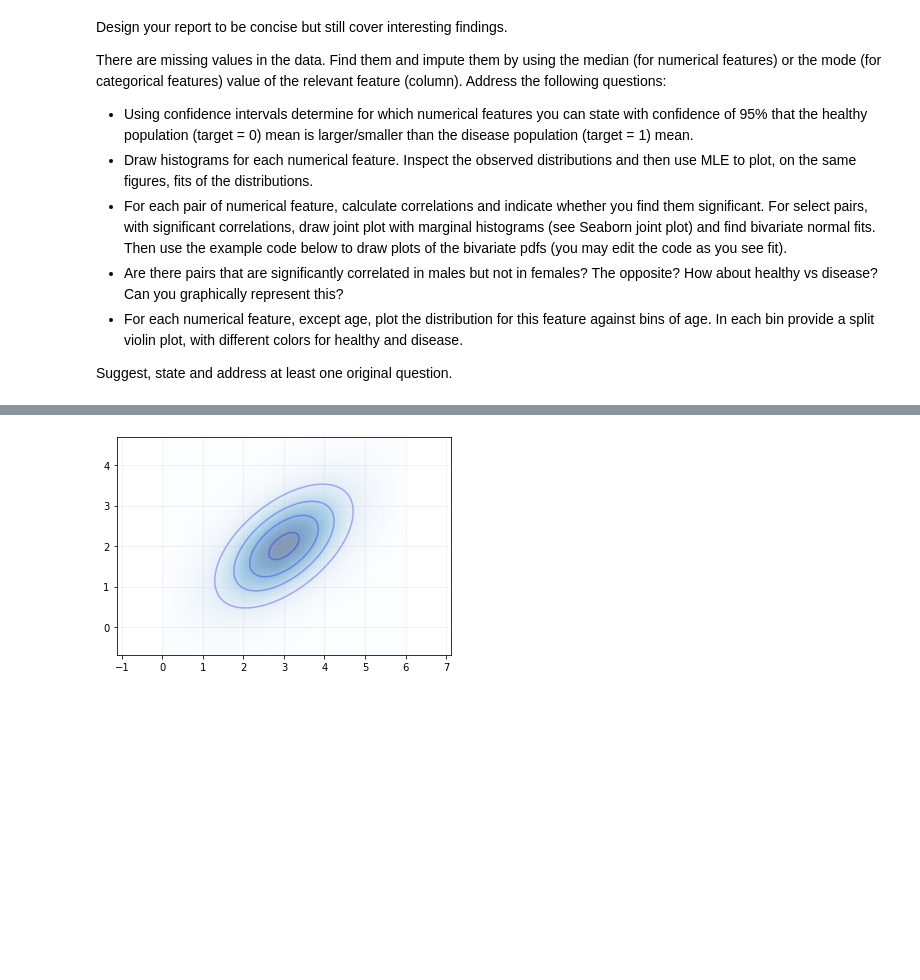
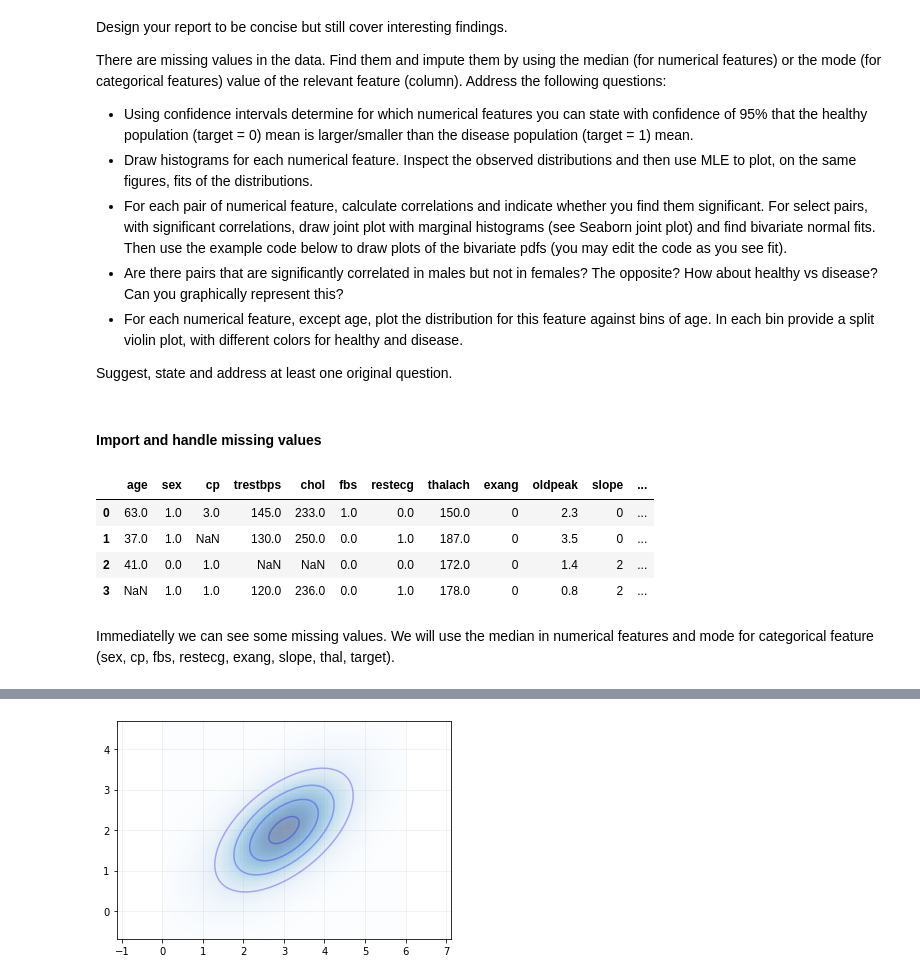
Before and after one commit to barboym/hw_statistics_runi, a Jupyter notebook: HW3/HW3.ipynb, the cells around one changed output, grey strips where cells are left out. Drawn from its saved outputs; the diff is of its cells as text; code cells hidden in the pictures; blank space fills up the shorter version.

```diff
--- a/HW3/HW3.ipynb
+++ b/HW3/HW3.ipynb
@@ -214,3 +214,21 @@ Address the following questions:
 * For each numerical feature, except age, plot the distribution for this feature against bins of age. In each bin provide a split violin plot, with different colors for healthy and disease.
 
 Suggest, state and address at least one original question.
+# %% [markdown]
+#### Import and handle missing values
+# %%
+import numpy as np
+import pandas as pd
+import seaborn as sns
+import matplotlib.pyplot as plt
+
+DF = pd.read_csv('heart.csv',sep='\t')
+DF.head(4)
+# %% [output]
+|  | age | sex | cp | trestbps | chol | fbs | restecg | thalach | exang | oldpeak | slope | ... |
+| 0 | 63.0 | 1.0 | 3.0 | 145.0 | 233.0 | 1.0 | 0.0 | 150.0 | 0 | 2.3 | 0 | ... |
+| 1 | 37.0 | 1.0 | NaN | 130.0 | 250.0 | 0.0 | 1.0 | 187.0 | 0 | 3.5 | 0 | ... |
+| 2 | 41.0 | 0.0 | 1.0 | NaN | NaN | 0.0 | 0.0 | 172.0 | 0 | 1.4 | 2 | ... |
+| 3 | NaN | 1.0 | 1.0 | 120.0 | 236.0 | 0.0 | 1.0 | 178.0 | 0 | 0.8 | 2 | ... |
+# %% [markdown]
+Immediatelly we can see some missing values. We will use the median in numerical features and mode for categorical feature (sex, cp, fbs, restecg, exang, slope, thal, target).
```
Also changed, not shown: parts of 7 cells of this notebook.
